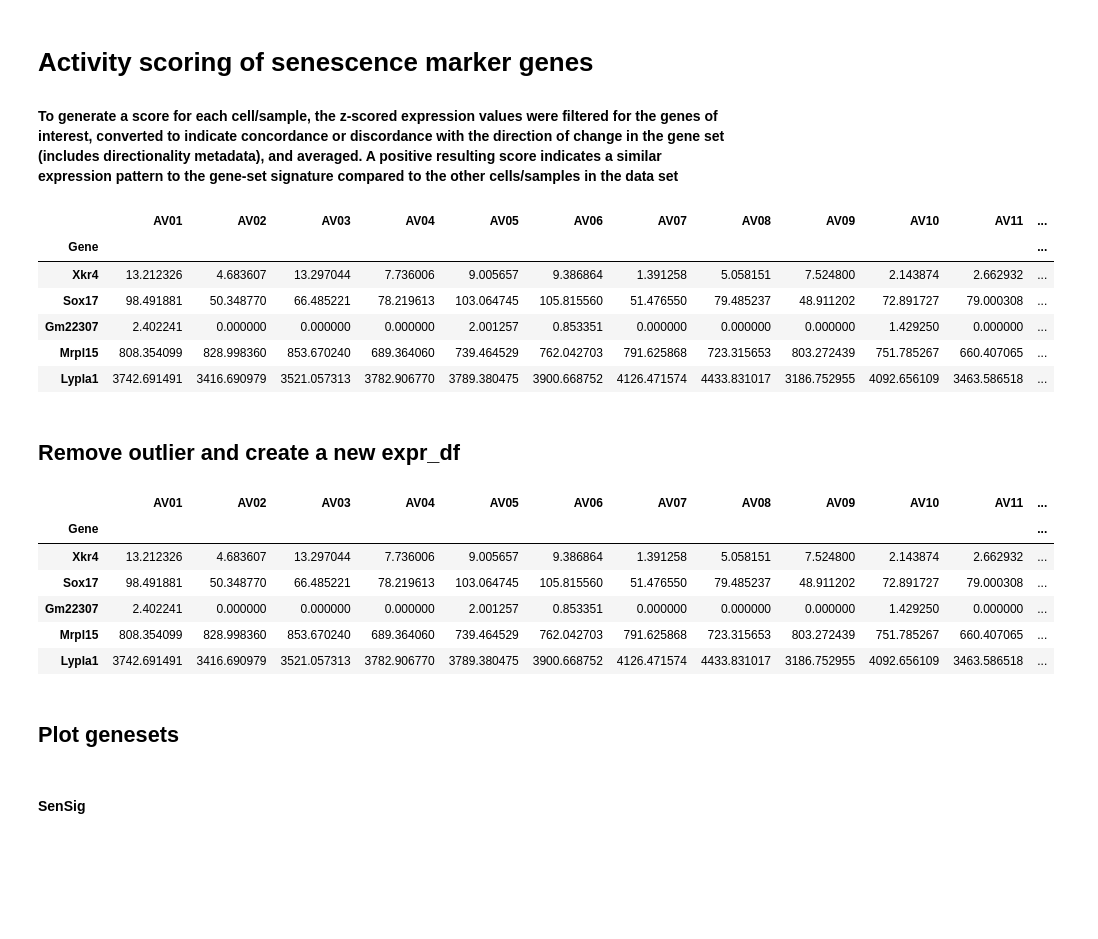
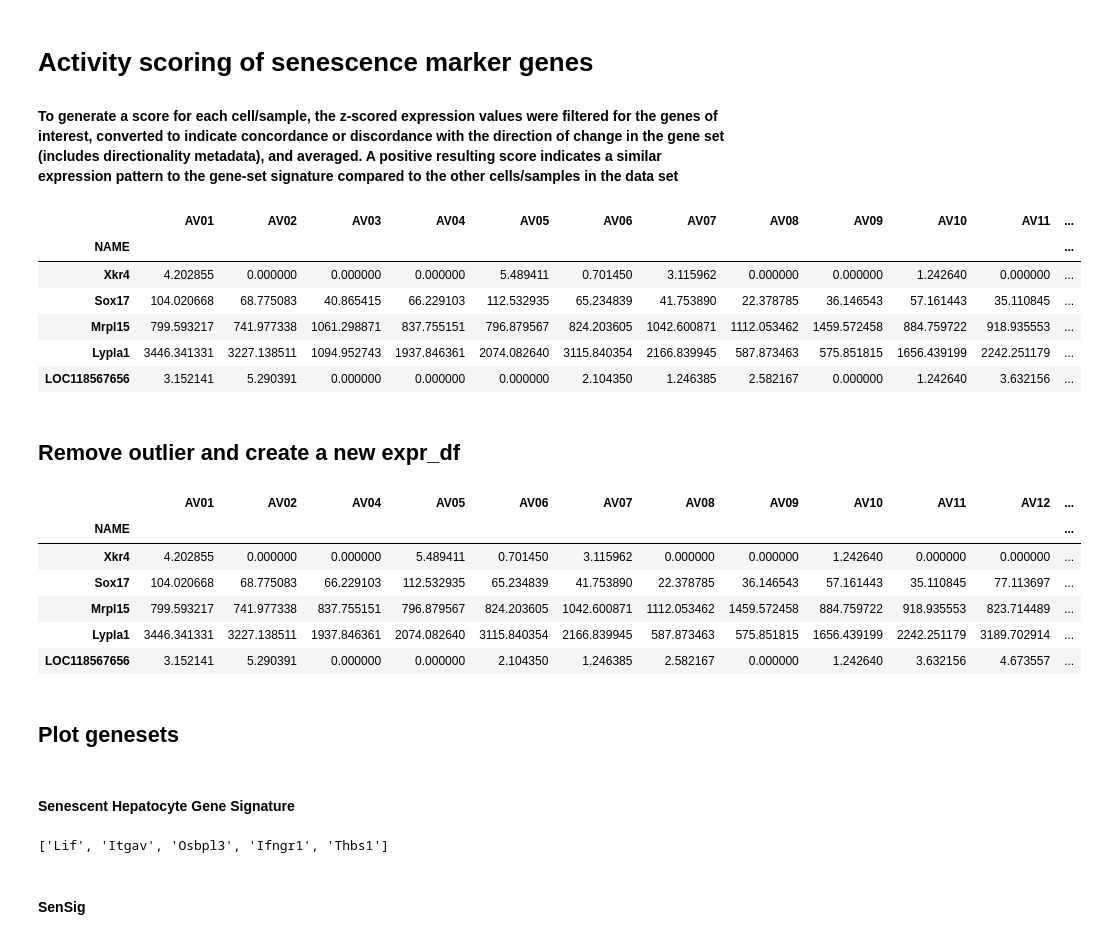
Before and after one commit to akanksha-sachan/ERCC1_iPSC_analysis, a Jupyter notebook: liver_mice/sen_scores.ipynb, the cells around one changed output. Saved outputs shown, nothing was run; the diff lists cells and outputs as text; code cells hidden in the pictures; blank space fills up the shorter version.

```diff
--- a/liver_mice/sen_scores.ipynb
+++ b/liver_mice/sen_scores.ipynb
@@ -4,36 +4,36 @@
 # %%
 from utils import *
 # %%
-data_dir = '/ocean/projects/cis240075p/asachan/datasets/senescence_datasets/mouse_liver/ercc1_livers'
+data_dir = '/ocean/projects/cis240075p/asachan/datasets/senescence_datasets/mouse_liver'
 # %%
-normalized_counts = pd.read_csv(os.path.join(data_dir, 'Ercc1_liver_WD_normcounts.csv'), sep=',')
-expr_df = normalized_counts.set_index('Gene')
+normalized_counts = pd.read_csv(os.path.join(data_dir, 'Trf2_Liver_NormCounts_GSEA.gct.txt'), sep='\t', skiprows=2)
+expr_df = normalized_counts.set_index('NAME')
+expr_df = expr_df.drop('Description', axis=1)
 expr_df = expr_df.select_dtypes(include=[np.number])
 expr_df = expr_df.dropna()  # Remove rows with NaN values
 display(expr_df.head())
 # %% [output]
 |  | AV01 | AV02 | AV03 | AV04 | AV05 | AV06 | AV07 | AV08 | AV09 | AV10 | AV11 | ... |
-| Gene |  |  |  |  |  |  |  |  |  |  |  | ... |
-| Xkr4 | 13.212326 | 4.683607 | 13.297044 | 7.736006 | 9.005657 | 9.386864 | 1.391258 | 5.058151 | 7.524800 | 2.143874 | 2.662932 | ... |
-| Sox17 | 98.491881 | 50.348770 | 66.485221 | 78.219613 | 103.064745 | 105.815560 | 51.476550 | 79.485237 | 48.911202 | 72.891727 | 79.000308 | ... |
-| Gm22307 | 2.402241 | 0.000000 | 0.000000 | 0.000000 | 2.001257 | 0.853351 | 0.000000 | 0.000000 | 0.000000 | 1.429250 | 0.000000 | ... |
-| Mrpl15 | 808.354099 | 828.998360 | 853.670240 | 689.364060 | 739.464529 | 762.042703 | 791.625868 | 723.315653 | 803.272439 | 751.785267 | 660.407065 | ... |
-| Lypla1 | 3742.691491 | 3416.690979 | 3521.057313 | 3782.906770 | 3789.380475 | 3900.668752 | 4126.471574 | 4433.831017 | 3186.752955 | 4092.656109 | 3463.586518 | ... |
+| NAME |  |  |  |  |  |  |  |  |  |  |  | ... |
+| Xkr4 | 4.202855 | 0.000000 | 0.000000 | 0.000000 | 5.489411 | 0.701450 | 3.115962 | 0.000000 | 0.000000 | 1.242640 | 0.000000 | ... |
+| Sox17 | 104.020668 | 68.775083 | 40.865415 | 66.229103 | 112.532935 | 65.234839 | 41.753890 | 22.378785 | 36.146543 | 57.161443 | 35.110845 | ... |
+| Mrpl15 | 799.593217 | 741.977338 | 1061.298871 | 837.755151 | 796.879567 | 824.203605 | 1042.600871 | 1112.053462 | 1459.572458 | 884.759722 | 918.935553 | ... |
+| Lypla1 | 3446.341331 | 3227.138511 | 1094.952743 | 1937.846361 | 2074.082640 | 3115.840354 | 2166.839945 | 587.873463 | 575.851815 | 1656.439199 | 2242.251179 | ... |
+| LOC118567656 | 3.152141 | 5.290391 | 0.000000 | 0.000000 | 0.000000 | 2.104350 | 1.246385 | 2.582167 | 0.000000 | 1.242640 | 3.632156 | ... |
 # %% [markdown]
 ## Remove outlier and create a new expr_df
 # %%
-# remove AV03 from the df columns
-#expr_df_no_outliers = expr_df.drop(columns=['AV03'])
-expr_df_no_outliers = expr_df
+expr_df_no_outliers = expr_df.drop(columns=['AV03'])
+#expr_df_no_outliers = expr_df
 display(expr_df_no_outliers.head())
 # %% [output]
-|  | AV01 | AV02 | AV03 | AV04 | AV05 | AV06 | AV07 | AV08 | AV09 | AV10 | AV11 | ... |
-| Gene |  |  |  |  |  |  |  |  |  |  |  | ... |
-| Xkr4 | 13.212326 | 4.683607 | 13.297044 | 7.736006 | 9.005657 | 9.386864 | 1.391258 | 5.058151 | 7.524800 | 2.143874 | 2.662932 | ... |
-| Sox17 | 98.491881 | 50.348770 | 66.485221 | 78.219613 | 103.064745 | 105.815560 | 51.476550 | 79.485237 | 48.911202 | 72.891727 | 79.000308 | ... |
-| Gm22307 | 2.402241 | 0.000000 | 0.000000 | 0.000000 | 2.001257 | 0.853351 | 0.000000 | 0.000000 | 0.000000 | 1.429250 | 0.000000 | ... |
-| Mrpl15 | 808.354099 | 828.998360 | 853.670240 | 689.364060 | 739.464529 | 762.042703 | 791.625868 | 723.315653 | 803.272439 | 751.785267 | 660.407065 | ... |
-| Lypla1 | 3742.691491 | 3416.690979 | 3521.057313 | 3782.906770 | 3789.380475 | 3900.668752 | 4126.471574 | 4433.831017 | 3186.752955 | 4092.656109 | 3463.586518 | ... |
+|  | AV01 | AV02 | AV04 | AV05 | AV06 | AV07 | AV08 | AV09 | AV10 | AV11 | AV12 | ... |
+| NAME |  |  |  |  |  |  |  |  |  |  |  | ... |
+| Xkr4 | 4.202855 | 0.000000 | 0.000000 | 5.489411 | 0.701450 | 3.115962 | 0.000000 | 0.000000 | 1.242640 | 0.000000 | 0.000000 | ... |
+| Sox17 | 104.020668 | 68.775083 | 66.229103 | 112.532935 | 65.234839 | 41.753890 | 22.378785 | 36.146543 | 57.161443 | 35.110845 | 77.113697 | ... |
+| Mrpl15 | 799.593217 | 741.977338 | 837.755151 | 796.879567 | 824.203605 | 1042.600871 | 1112.053462 | 1459.572458 | 884.759722 | 918.935553 | 823.714489 | ... |
+| Lypla1 | 3446.341331 | 3227.138511 | 1937.846361 | 2074.082640 | 3115.840354 | 2166.839945 | 587.873463 | 575.851815 | 1656.439199 | 2242.251179 | 3189.702914 | ... |
+| LOC118567656 | 3.152141 | 5.290391 | 0.000000 | 0.000000 | 2.104350 | 1.246385 | 2.582167 | 0.000000 | 1.242640 | 3.632156 | 4.673557 | ... |
 # %% [markdown]
 ## Plot genesets
 # %%
@@ -46,3 +47,11 @@ cell_age_human = '/ocean/projects/cis240075p/asachan/datasets/gene_sets/human/ce
+# %% [markdown]
+#### Senescent Hepatocyte Gene Signature
+# %%
+# load from ortholog csv
+hepatocyte_senescent_up = pd.read_csv(hepatocyte_sen, sep=',', header=0)['mouse_gene_symbol'].tolist()
+display(hepatocyte_senescent_up[0:5])
+# %% [output]
+['Lif', 'Itgav', 'Osbpl3', 'Ifngr1', 'Thbs1']
 # %% [markdown]
 #### SenSig
 # %%
```
Also changed, not shown: parts of 7 cells of this notebook.
